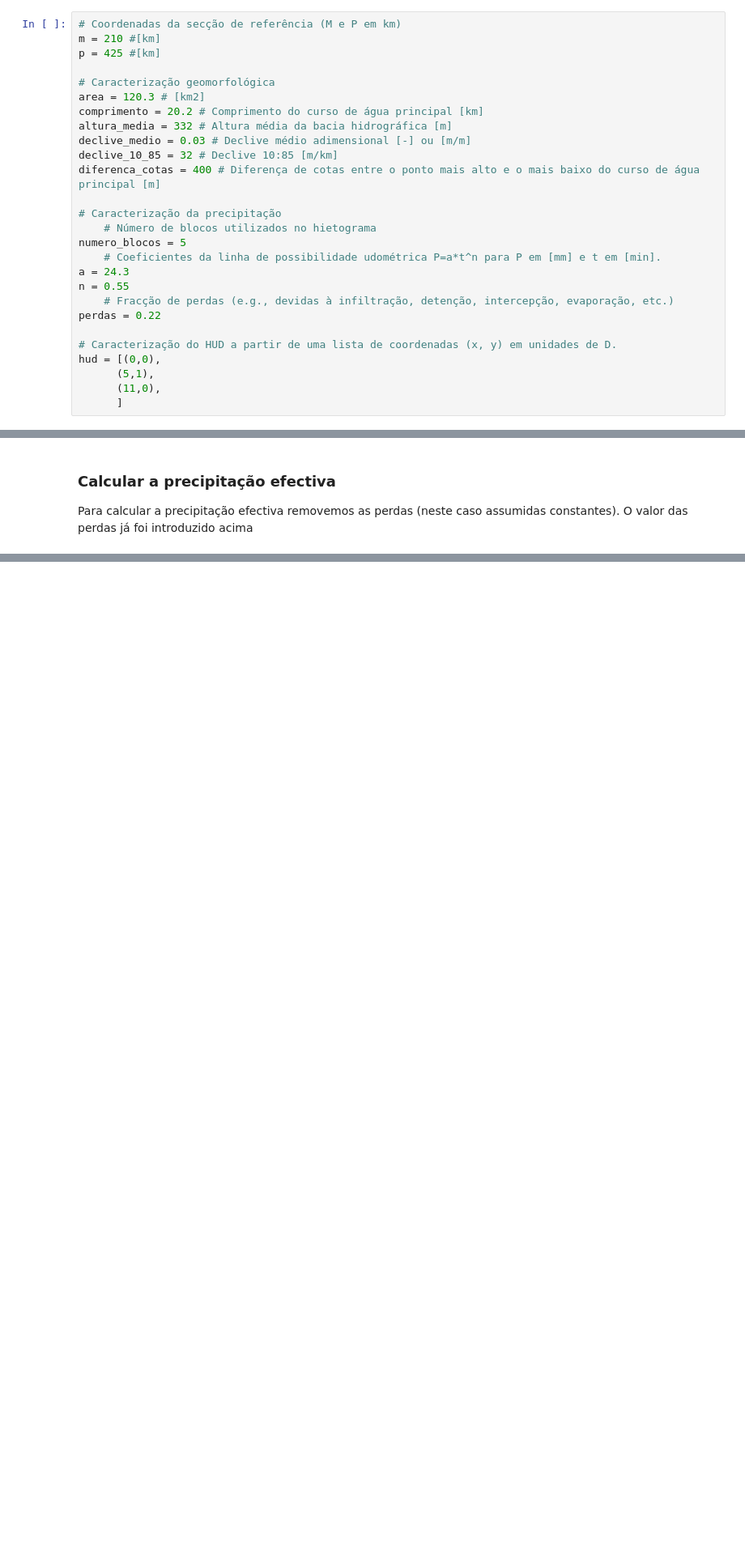
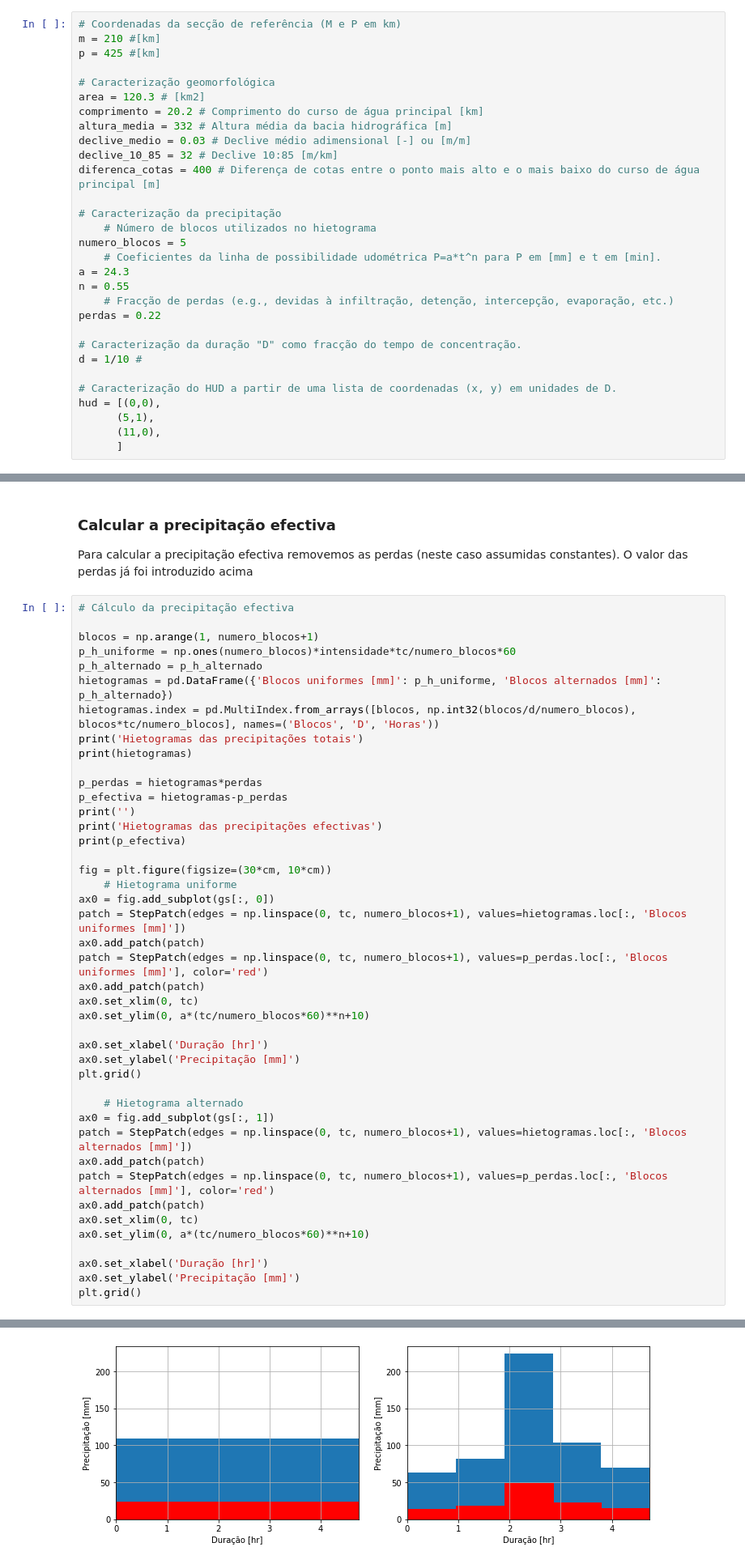
Before and after one commit to JosePedroMatos/HRH, a Jupyter notebook: P6.ipynb, the cells around one changed output, grey strips where cells are left out. Shown: that part at 81% size. Saved outputs shown, nothing was run; the diff lists cells and outputs as text; blank space fills up the shorter version.

```diff
--- a/P6.ipynb
+++ b/P6.ipynb
@@ -53,6 +51,9 @@ n = 0.55
     # Fracção de perdas (e.g., devidas à infiltração, detenção, intercepção, evaporação, etc.)
 perdas = 0.22
 
+# Caracterização da duração "D" como fracção do tempo de concentração.
+d = 1/10 #
+
 # Caracterização do HUD a partir de uma lista de coordenadas (x, y) em unidades de D.
 hud = [(0,0),
       (5,1),
@@ -325,3 +263,47 @@ D Horas
 # %% [markdown]
 ### Calcular a precipitação efectiva
 Para calcular a precipitação efectiva removemos as perdas (neste caso assumidas constantes). O valor das perdas já foi introduzido acima
+# %%
+# Cálculo da precipitação efectiva
+
+blocos = np.arange(1, numero_blocos+1)
+p_h_uniforme = np.ones(numero_blocos)*intensidade*tc/numero_blocos*60
+p_h_alternado = p_h_alternado
+hietogramas = pd.DataFrame({'Blocos uniformes [mm]': p_h_uniforme, 'Blocos alternados [mm]': p_h_alternado})
+hietogramas.index = pd.MultiIndex.from_arrays([blocos, np.int32(blocos/d/numero_blocos), blocos*tc/numero_blocos], names=('Blocos', 'D', 'Horas'))
+print('Hietogramas das precipitações totais')
+print(hietogramas)
+
+p_perdas = hietogramas*perdas
+p_efectiva = hietogramas-p_perdas
+print('')
+print('Hietogramas das precipitações efectivas')
+print(p_efectiva)
+
+fig = plt.figure(figsize=(30*cm, 10*cm))
+    # Hietograma uniforme
+ax0 = fig.add_subplot(gs[:, 0])
+patch = StepPatch(edges = np.linspace(0, tc, numero_blocos+1), values=hietogramas.loc[:, 'Blocos uniformes [mm]'])
+ax0.add_patch(patch)
+patch = StepPatch(edges = np.linspace(0, tc, numero_blocos+1), values=p_perdas.loc[:, 'Blocos uniformes [mm]'], color='red')
+ax0.add_patch(patch)
+ax0.set_xlim(0, tc)
+ax0.set_ylim(0, a*(tc/numero_blocos*60)**n+10)
+
+ax0.set_xlabel('Duração [hr]')
+ax0.set_ylabel('Precipitação [mm]')
+plt.grid()
+
+    # Hietograma alternado
+ax0 = fig.add_subplot(gs[:, 1])
+patch = StepPatch(edges = np.linspace(0, tc, numero_blocos+1), values=hietogramas.loc[:, 'Blocos alternados [mm]'])
+ax0.add_patch(patch)
+patch = StepPatch(edges = np.linspace(0, tc, numero_blocos+1), values=p_perdas.loc[:, 'Blocos alternados [mm]'], color='red')
+ax0.add_patch(patch)
+ax0.set_xlim(0, tc)
+ax0.set_ylim(0, a*(tc/numero_blocos*60)**n+10)
+
+ax0.set_xlabel('Duração [hr]')
+ax0.set_ylabel('Precipitação [mm]')
+plt.grid()
+# %% [output]
@@ -327,0 +327 @@ Para calcular a precipitação efectiva removemos as perdas (neste caso assumida
+[figure]
```
Also changed, not shown: parts of 14 cells of this notebook, 9 other files.
